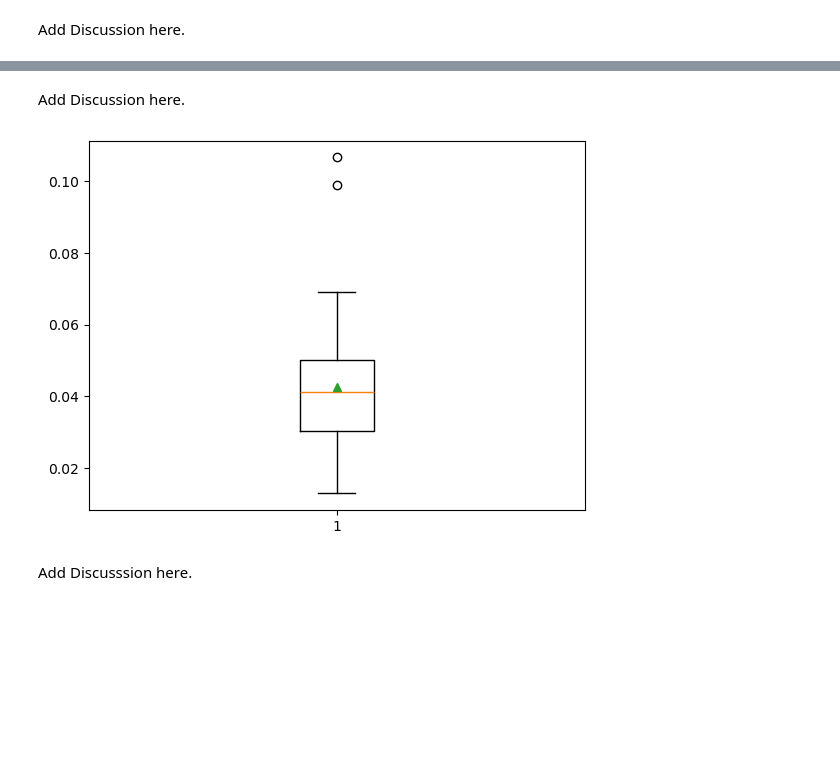
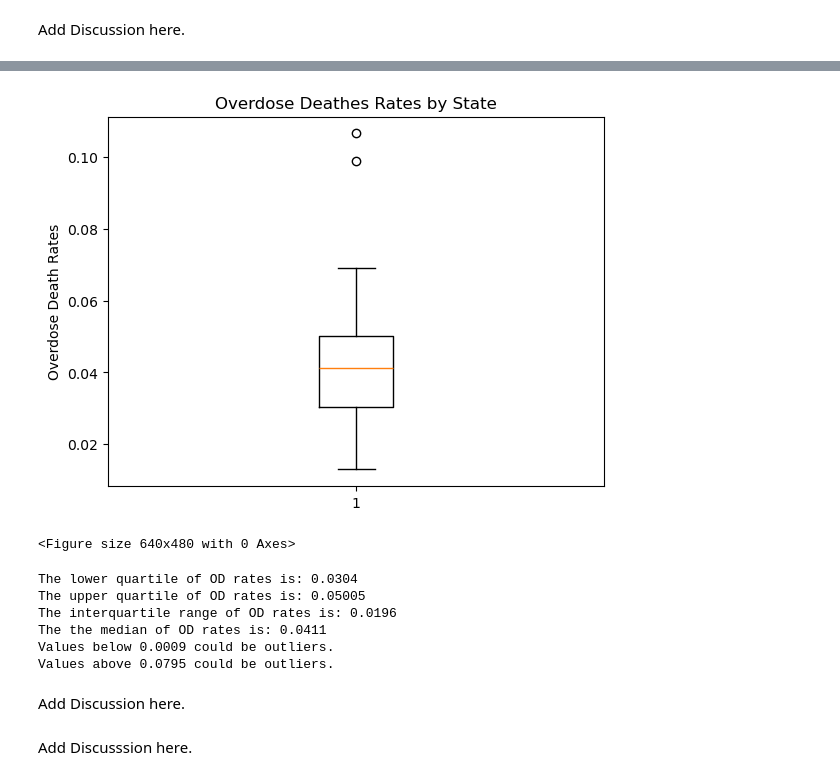
Before and after one commit to kileykarecki/Project-1, a Jupyter notebook: Drug_Overdose_and_Contributing_Factors.ipynb, the cells around one changed output, grey strips where cells are left out. Saved outputs shown, nothing was run; the diff lists cells and outputs as text; code cells hidden in the pictures; blank space fills up the shorter version.

```diff
--- a/Drug_Overdose_and_Contributing_Factors.ipynb
+++ b/Drug_Overdose_and_Contributing_Factors.ipynb
@@ -210,16 +209,49 @@ The linear regression has a r-value correlation of 0.093.
+# %%
+# Statistical Calculations:
+OD_rates = OD_factors_final_df["Average OD Death Rate (2021-2023)"]
+
+# Create a Boxplot of all States Average Overdose Rate.
+#plt.boxplot(OD_rates, showmeans=True)
+#plt.show()
+
+fig1, ax1 = plt.subplots()
+ax1.set_title("Overdose Deathes Rates by State")
+ax1.set_ylabel('Overdose Death Rates')
+ax1.boxplot(OD_rates)
+plt.show()
+
+#export graph as jpg
+plt.savefig("OD_boxplot.jpg")
+# %% [output]
+[figure, added]
+<Figure size 640x480 with 0 Axes>
+# %%
+# Calculate Quartiles
+quartiles = OD_rates.quantile([.25,.5,.75])
+lowerq = quartiles[0.25]
+upperq = quartiles[0.75]
+iqr = upperq-lowerq
+
+print(f"The lower quartile of OD rates is: {lowerq}")
+print(f"The upper quartile of OD rates is: {upperq}")
+print(f"The interquartile range of OD rates is: {round(iqr, 4)}")
+print(f"The the median of OD rates is: {quartiles[0.5]} ")
+
+lower_bound = lowerq - (1.5*iqr)
+upper_bound = upperq + (1.5*iqr)
+print(f"Values below {round(lower_bound,4)} could be outliers.")
+print(f"Values above {round(upper_bound, 4)} could be outliers.")
+# %% [output]
+The lower quartile of OD rates is: 0.0304
+The upper quartile of OD rates is: 0.05005
+The interquartile range of OD rates is: 0.0196
+The the median of OD rates is: 0.0411
+Values below 0.0009 could be outliers.
+Values above 0.0795 could be outliers.
 # %%
 # In markdown below, discuss relationship between Unemployment Rate and Drug Overdose Rates
 # %% [markdown]
 Add Discussion here.
-# %%
-# Statistical Calculations:
-
-# Create a Boxplot of all States Average Overdose Rate.
-plt.boxplot(OD_factors_final_df["Average OD Death Rate (2021-2023)"], showmeans=True)
-plt.show()
-# Calculate Quartiles
-# %% [output]
-[figure, removed]
 # %%
 # Use Quartiles calculates above along with contributing factor (income, unemployment, grad rate) found to have strongest
 # correlation to Overdose Rates to make 4 boxplots (side by side)
```
Also changed, not shown: parts of 9 cells of this notebook, 6 other files.
